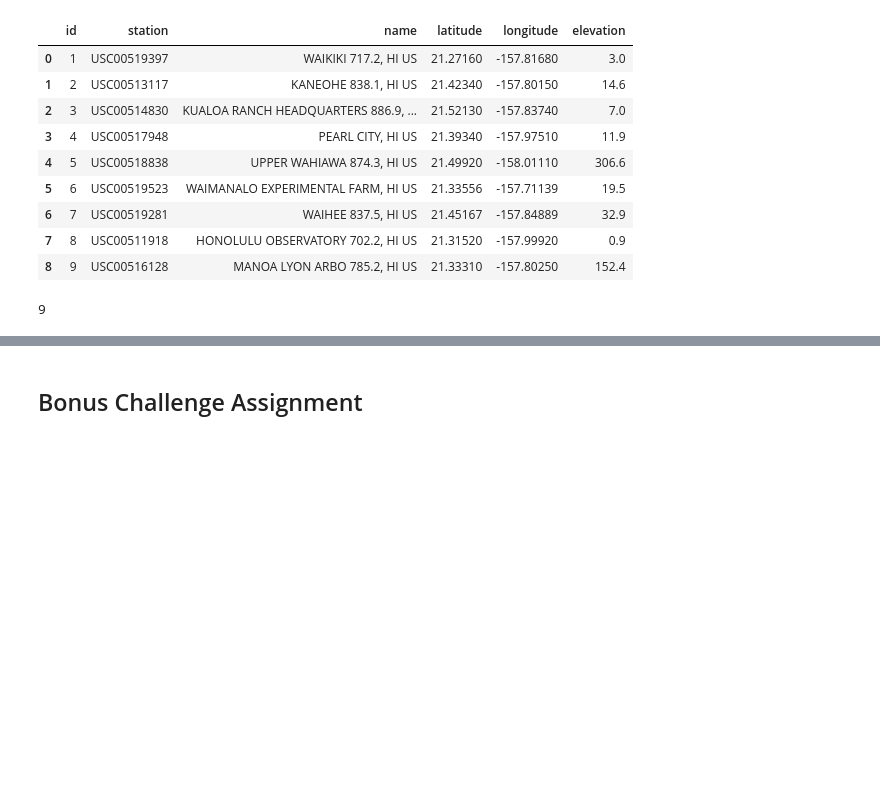
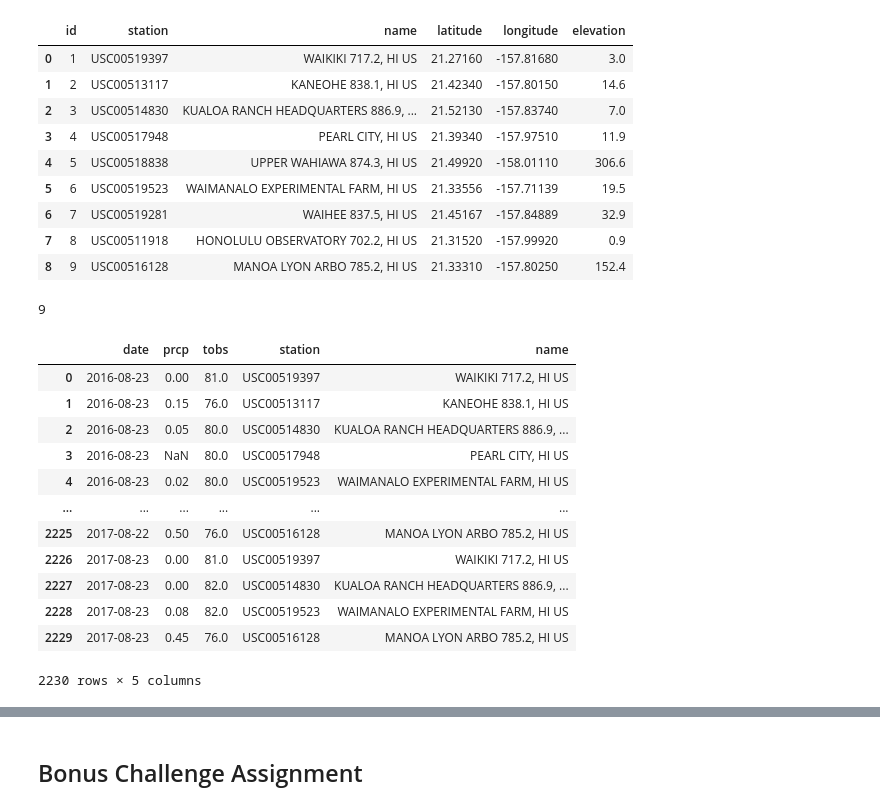
Before and after one commit to dhoa1712/SMU_Homework_Sep2020, a Jupyter notebook: 10-Advanced-Data-Storage-and-Retrieval/Submission/climate_starter.ipynb, the cells around one changed output, grey strips where cells are left out. Saved outputs shown, nothing was run; the diff lists cells and outputs as text; code cells hidden in the pictures; blank space fills up the shorter version.

```diff
--- a/10-Advanced-Data-Storage-and-Retrieval/Submission/climate_starter.ipynb
+++ b/10-Advanced-Data-Storage-and-Retrieval/Submission/climate_starter.ipynb
@@ -192,6 +192,48 @@ station_df
 station_df["id"].nunique()
 # %% [output]
 9
+# %%
+# lets join the two tables for the last 12 months
+query = """
+    SELECT
+        m.date,
+        m.prcp,
+        m.tobs,
+        s.station,
+        s.name
+    FROM
+        measurement m
+        join station s on m.station = s.station
+    WHERE
+        date >= (
+                    SELECT
+                       date(MAX(date), '-365 day')
+                    FROM
+                        measurement
+                )
+    ORDER BY
+        date
+    """
+# %%
+conn = engine.connect()
+combinded_df= pd.read_sql(query, con=conn)
+conn.close()
+
+combinded_df
+# %% [output]
+|  | date | prcp | tobs | station | name |
+| 0 | 2016-08-23 | 0.00 | 81.0 | USC00519397 | WAIKIKI 717.2, HI US |
+| 1 | 2016-08-23 | 0.15 | 76.0 | USC00513117 | KANEOHE 838.1, HI US |
+| 2 | 2016-08-23 | 0.05 | 80.0 | USC00514830 | KUALOA RANCH HEADQUARTERS 886.9, ... |
+| 3 | 2016-08-23 | NaN | 80.0 | USC00517948 | PEARL CITY, HI US |
+| 4 | 2016-08-23 | 0.02 | 80.0 | USC00519523 | WAIMANALO EXPERIMENTAL FARM, HI US |
+| ... | ... | ... | ... | ... | ... |
+| 2225 | 2017-08-22 | 0.50 | 76.0 | USC00516128 | MANOA LYON ARBO 785.2, HI US |
+| 2226 | 2017-08-23 | 0.00 | 81.0 | USC00519397 | WAIKIKI 717.2, HI US |
+| 2227 | 2017-08-23 | 0.00 | 82.0 | USC00514830 | KUALOA RANCH HEADQUARTERS 886.9, ... |
+| 2228 | 2017-08-23 | 0.08 | 82.0 | USC00519523 | WAIMANALO EXPERIMENTAL FARM, HI US |
+| 2229 | 2017-08-23 | 0.45 | 76.0 | USC00516128 | MANOA LYON ARBO 785.2, HI US |
+2230 rows × 5 columns
 # %%
 # What are the most active stations? (i.e. what stations have the most rows)?
 # List the stations and the counts in descending order.
```
Also changed, not shown: parts of 5 cells of this notebook.
